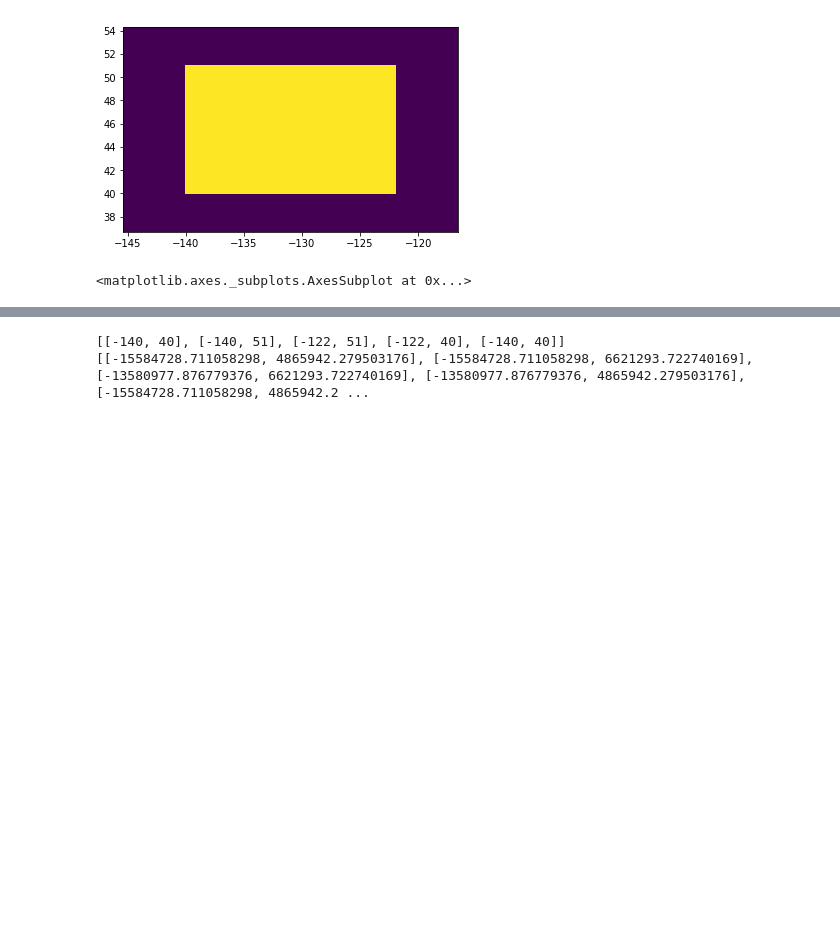
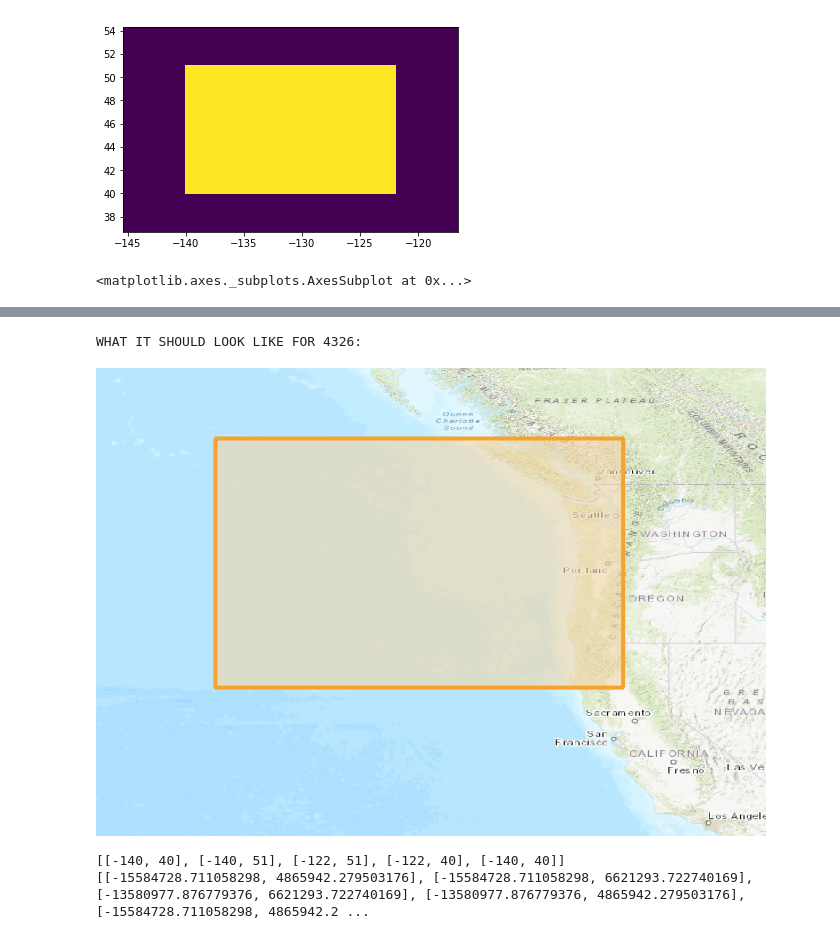
Before and after one commit to rhodges/ecotrust_jupyter, a Jupyter notebook: Rasterio/BBOX Static Image Demo.ipynb, the cells around one changed output, grey strips where cells are left out. Drawn from its saved outputs; the diff is of its cells as text; code cells hidden in the pictures; blank space fills up the shorter version.

```diff
--- a/Rasterio/BBOX Static Image Demo.ipynb
+++ b/Rasterio/BBOX Static Image Demo.ipynb
@@ -162 +162,10 @@ plt.show();
+# %%
+print("WHAT IT SHOULD LOOK LIKE FOR 4326:")
+
+from IPython.display import Image
+
+Image(filename='./4326_BBOX.png')
+# %% [output]
+WHAT IT SHOULD LOOK LIKE FOR 4326:
+[figure, added]
 # %%
```
Also changed, not shown: parts of 4 cells of this notebook, 2 other files.
